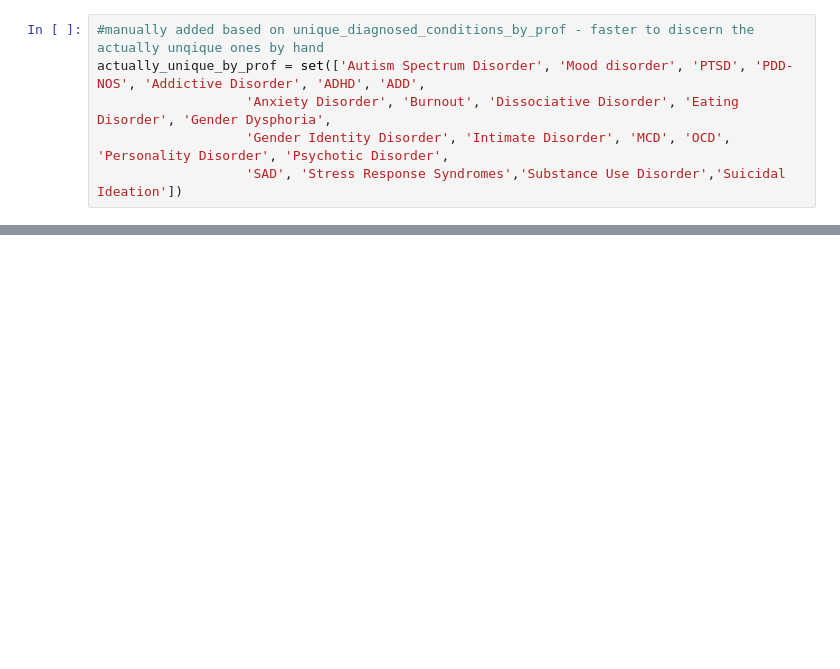
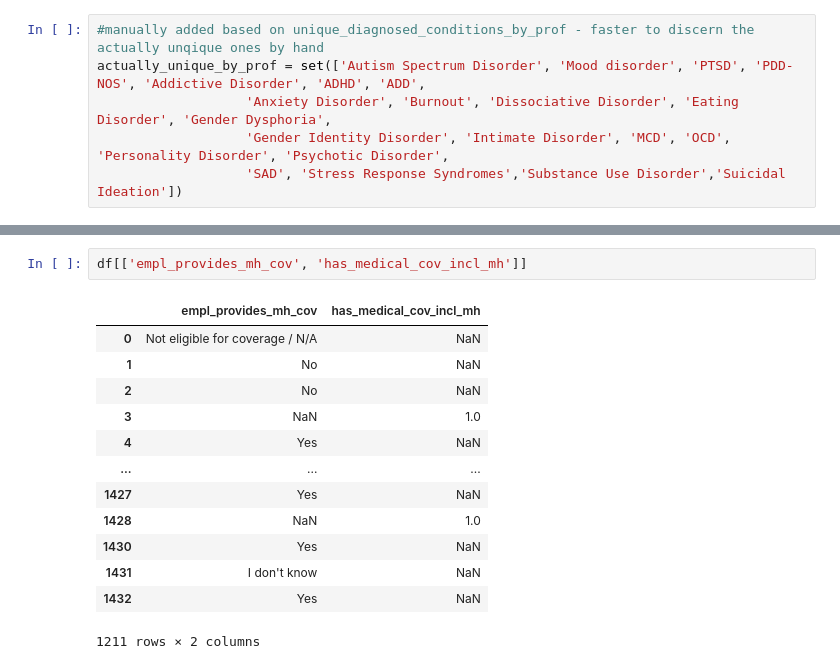
Before and after one commit to kasvoy/KaggleLearning, a Jupyter notebook: mental_health/mental_health.ipynb, the cells around one changed output, grey strips where cells are left out. Saved outputs shown, nothing was run; the diff lists cells and outputs as text; blank space fills up the shorter version.

```diff
--- a/mental_health/mental_health.ipynb
+++ b/mental_health/mental_health.ipynb
@@ -83,0 +162,16 @@ actually_unique_by_prof = set(['Autism Spectrum Disorder', 'Mood disorder', 'PTS
+# %%
+df[['empl_provides_mh_cov', 'has_medical_cov_incl_mh']]
+# %% [output]
+|  | empl_provides_mh_cov | has_medical_cov_incl_mh |
+| 0 | Not eligible for coverage / N/A | NaN |
+| 1 | No | NaN |
+| 2 | No | NaN |
+| 3 | NaN | 1.0 |
+| 4 | Yes | NaN |
+| ... | ... | ... |
+| 1427 | Yes | NaN |
+| 1428 | NaN | 1.0 |
+| 1430 | Yes | NaN |
+| 1431 | I don't know | NaN |
+| 1432 | Yes | NaN |
+1211 rows × 2 columns
```
Also changed, not shown: parts of 30 cells of this notebook.
